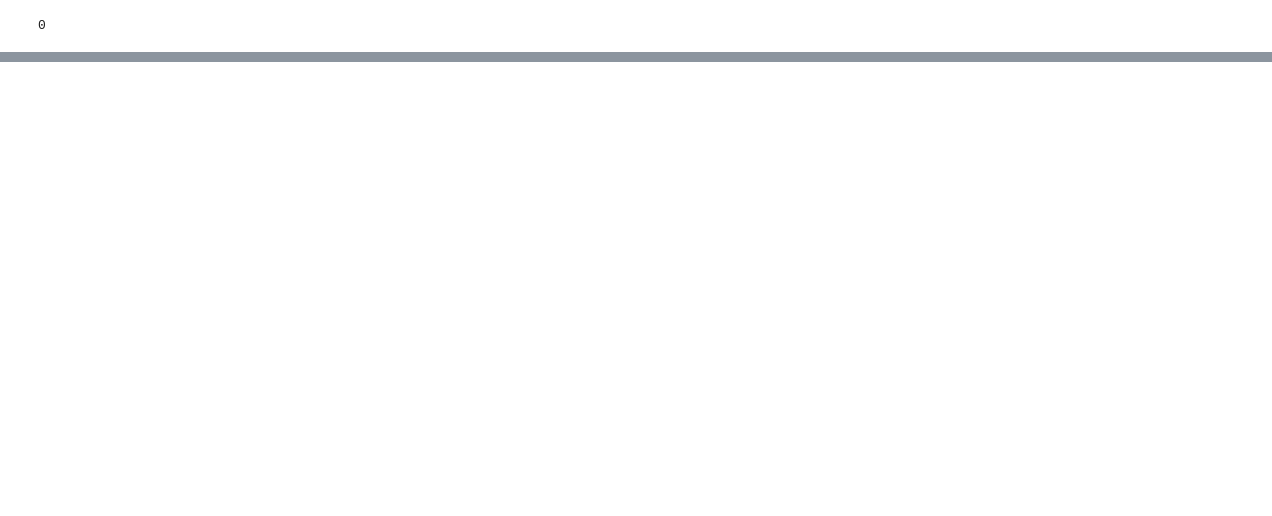
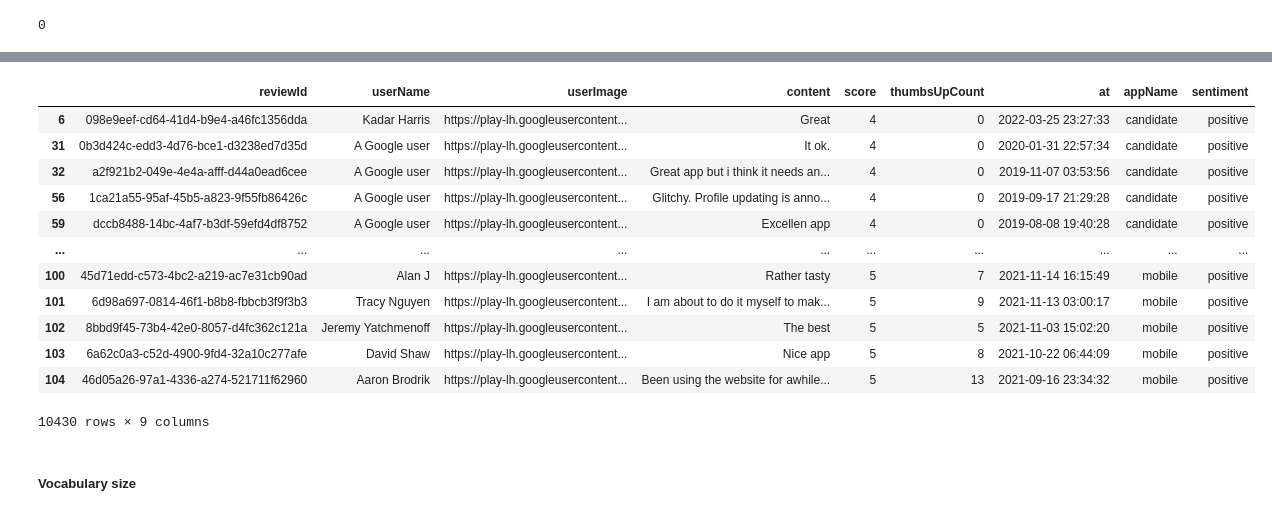
Before and after one commit to rittique/Sentiment_Analysis_using_Google_App_Store_App_Comments, a Jupyter notebook: submission.ipynb, the cells around one changed output, grey strips where cells are left out. Cells and saved outputs as stored; diff of their text form; code cells hidden in the pictures; blank space fills up the shorter version.

```diff
--- a/submission.ipynb
+++ b/submission.ipynb
@@ -134,0 +226,3 @@ high_rated_df
+# %%
+final_df = final_df[final_df['content'].notna()]
+final_df.shape
@@ -134,0 +253,2 @@ high_rated_df
+# %%
+final_df = final_df.drop(['reviewCreatedVersion', 'replyContent', 'repliedAt'], axis=1)
@@ -134,0 +277,20 @@ high_rated_df
+# %%
+#Getting all the 4 and 5 rated reviews
+high_rated_df = pd.concat([final_df[final_df['score'] == 4], final_df[final_df['score'] == 5]], axis=0)
+high_rated_df
+# %% [output]
+|  | reviewId | userName | userImage | content | score | thumbsUpCount | at | appName | sentiment |
+| 6 | 098e9eef-cd64-41d4-b9e4-a46fc1356dda | Kadar Harris | https://play-lh.googleusercontent... | Great | 4 | 0 | 2022-03-25 23:27:33 | candidate | positive |
+| 31 | 0b3d424c-edd3-4d76-bce1-d3238ed7d35d | A Google user | https://play-lh.googleusercontent... | It ok. | 4 | 0 | 2020-01-31 22:57:34 | candidate | positive |
+| 32 | a2f921b2-049e-4e4a-afff-d44a0ead6cee | A Google user | https://play-lh.googleusercontent... | Great app but i think it needs an... | 4 | 0 | 2019-11-07 03:53:56 | candidate | positive |
+| 56 | 1ca21a55-95af-45b5-a823-9f55fb86426c | A Google user | https://play-lh.googleusercontent... | Glitchy. Profile updating is anno... | 4 | 0 | 2019-09-17 21:29:28 | candidate | positive |
+| 59 | dccb8488-14bc-4af7-b3df-59efd4df8752 | A Google user | https://play-lh.googleusercontent... | Excellen app | 4 | 0 | 2019-08-08 19:40:28 | candidate | positive |
+| ... | ... | ... | ... | ... | ... | ... | ... | ... | ... |
+| 100 | 45d71edd-c573-4bc2-a219-ac7e31cb90ad | Alan J | https://play-lh.googleusercontent... | Rather tasty | 5 | 7 | 2021-11-14 16:15:49 | mobile | positive |
+| 101 | 6d98a697-0814-46f1-b8b8-fbbcb3f9f3b3 | Tracy Nguyen | https://play-lh.googleusercontent... | I am about to do it myself to mak... | 5 | 9 | 2021-11-13 03:00:17 | mobile | positive |
+| 102 | 8bbd9f45-73b4-42e0-8057-d4fc362c121a | Jeremy Yatchmenoff | https://play-lh.googleusercontent... | The best | 5 | 5 | 2021-11-03 15:02:20 | mobile | positive |
+| 103 | 6a62c0a3-c52d-4900-9fd4-32a10c277afe | David Shaw | https://play-lh.googleusercontent... | Nice app | 5 | 8 | 2021-10-22 06:44:09 | mobile | positive |
+| 104 | 46d05a26-97a1-4336-a274-521711f62960 | Aaron Brodrik | https://play-lh.googleusercontent... | Been using the website for awhile... | 5 | 13 | 2021-09-16 23:34:32 | mobile | positive |
+10430 rows × 9 columns
+# %% [markdown]
+##### Vocabulary size
```
Also changed, not shown: parts of 24 cells of this notebook.
